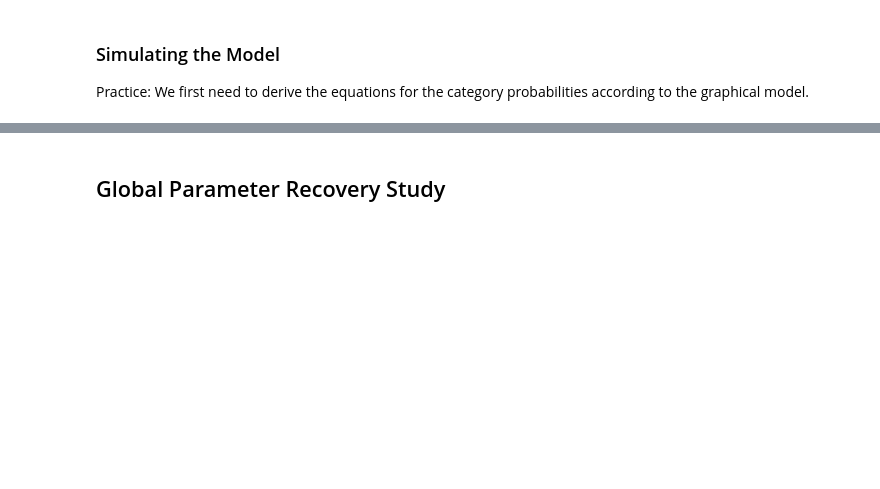
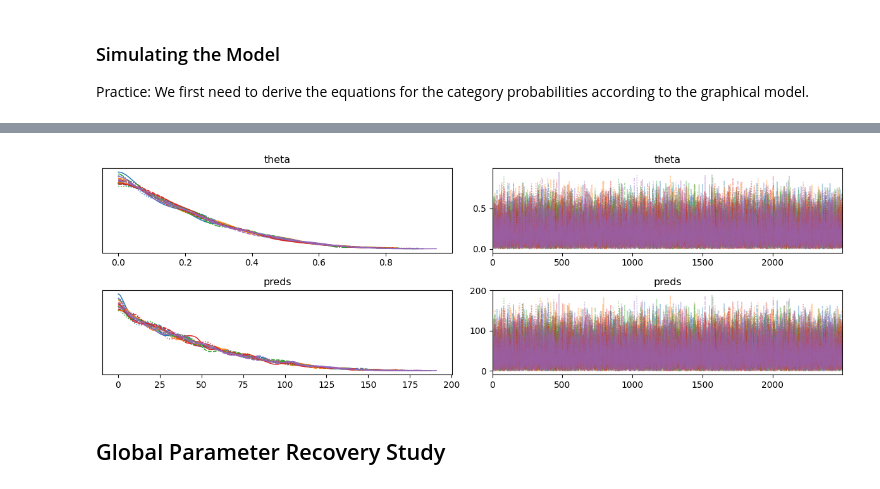
Before and after one commit to NightHydra/CognitiveModelingHomework, a Jupyter notebook: LectureExercises/mpt_lecture_exercises/Stan_MPT_Explorations_CA.ipynb, the cells around one changed output, grey strips where cells are left out. Drawn from its saved outputs; the diff is of its cells as text; code cells hidden in the pictures; blank space fills up the shorter version.

```diff
--- a/LectureExercises/mpt_lecture_exercises/Stan_MPT_Explorations_CA.ipynb
+++ b/LectureExercises/mpt_lecture_exercises/Stan_MPT_Explorations_CA.ipynb
@@ -283,3 +302,14 @@ generated quantities{
 # %%
 ### Compile, fit, and diagnose model
 ### Your code here
+
+num_cats = 5
+
+stan_dict = {
+    'N': num_trials,
+    'K': num_cats,
+    'freqs': data
+}
+
+# Compile model
+posterior = stan.build(baseline_program_code, data=stan_dict, random_seed=42)
@@ -286,2 +319,5 @@ generated quantities{
 # %%
 ### Parameter recovery and predictions
+fit = posterior.sample(num_chains=4, num_samples=2500, num_warmup=1000)
+
+az.summary(fit)
@@ -288,3 +351,8 @@ generated quantities{
+# %%
+axarr = az.plot_trace(fit)
+plt.tight_layout()
+# %% [output]
+[figure, added]
 # %% [markdown]
 ## Global Parameter Recovery Study
 # %%
```
Also changed, not shown: parts of 6 cells of this notebook, 2 other files.
